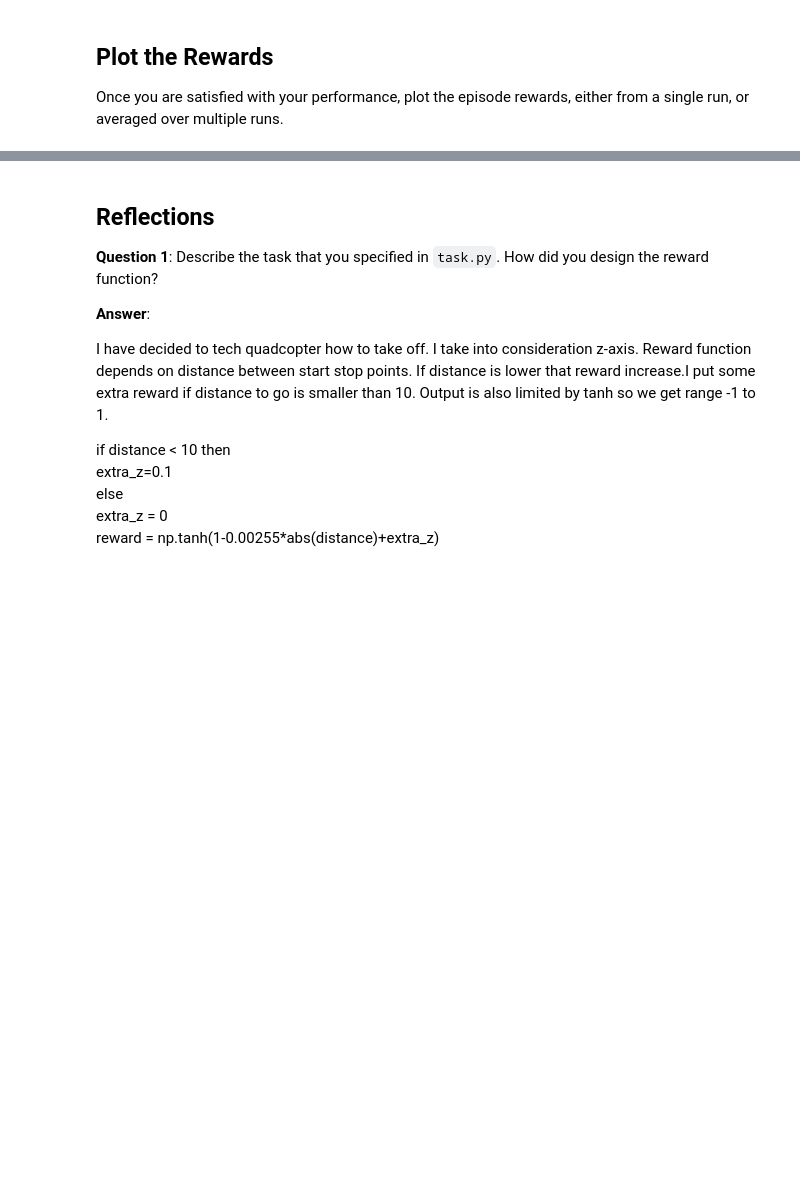
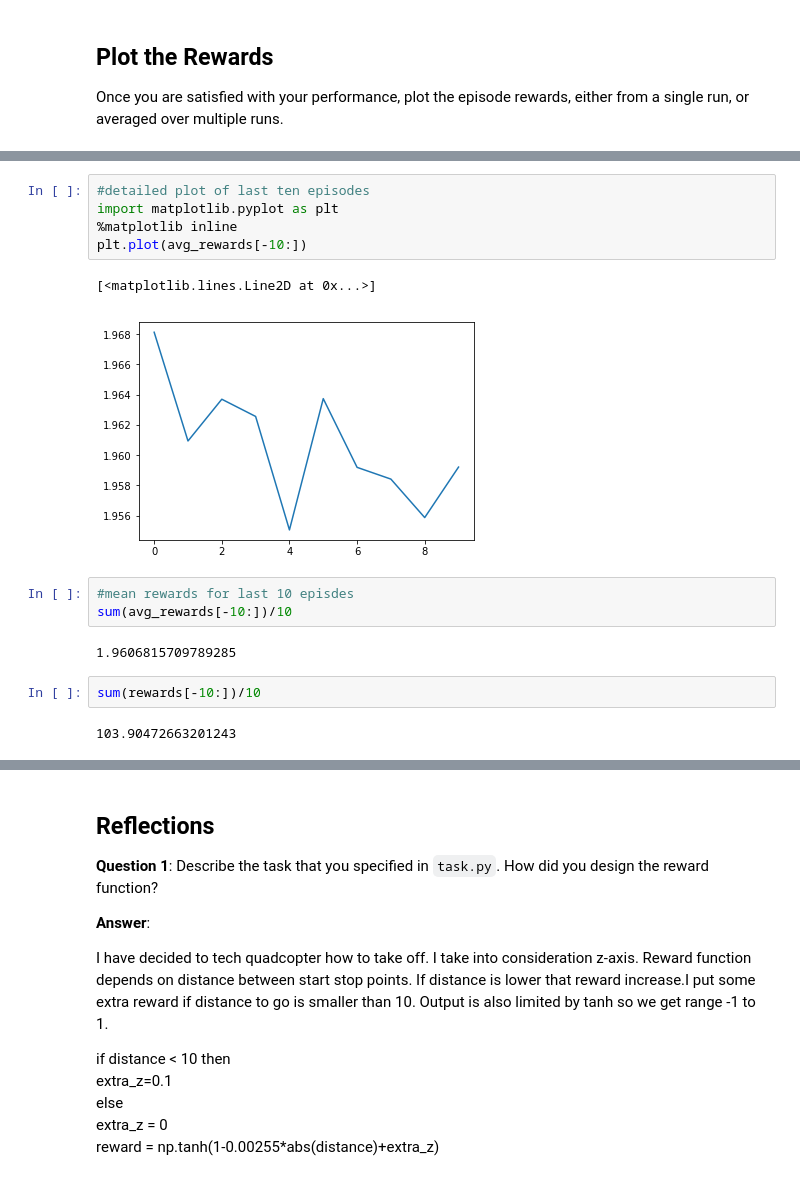
Before and after one commit to darkwap/rl-quadcopter, a Jupyter notebook: Quadcopter_Project.ipynb, the cells around one changed output, grey strips where cells are left out. Saved outputs shown, nothing was run; the diff lists cells and outputs as text; blank space fills up the shorter version.

```diff
--- a/Quadcopter_Project.ipynb
+++ b/Quadcopter_Project.ipynb
@@ -275,0 +278,17 @@ plt.plot(rewards)
+# %%
+#detailed plot of last ten episodes
+import matplotlib.pyplot as plt
+%matplotlib inline
+plt.plot(avg_rewards[-10:])
+# %% [output]
+[<matplotlib.lines.Line2D at 0x...>]
+[figure, added]
+# %%
+#mean rewards for last 10 episdes
+sum(avg_rewards[-10:])/10
+# %% [output]
+1.9606815709789285
+# %%
+sum(rewards[-10:])/10
+# %% [output]
+103.90472663201243
```
Also changed, not shown: parts of 6 cells of this notebook, 2 other files.
